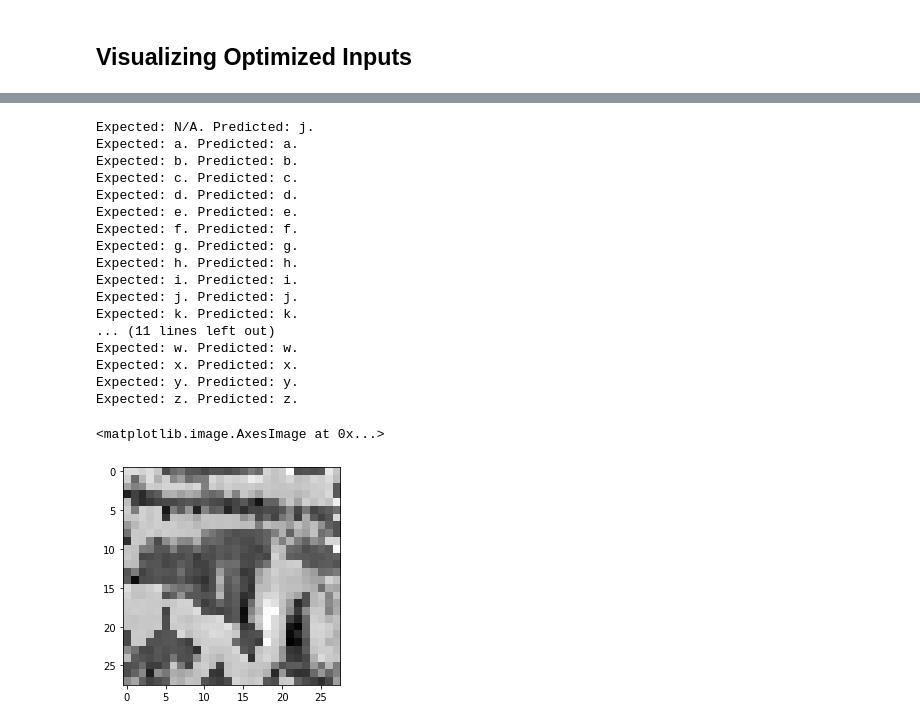
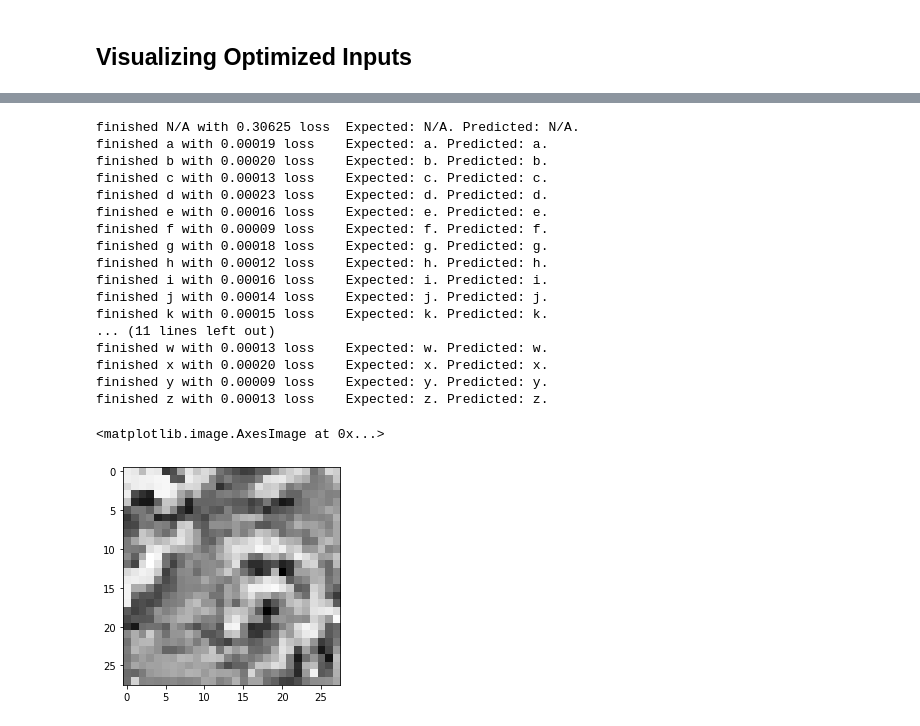
Before and after one commit to msuv08/cnn-handwritten-letter-recognition, a Jupyter notebook: letter_recognition.ipynb, the cells around one changed output, grey strips where cells are left out. Drawn from its saved outputs; the diff is of its cells as text; code cells hidden in the pictures.

```diff
--- a/letter_recognition.ipynb
+++ b/letter_recognition.ipynb
@@ -241,2 +245,0 @@ def test_network(model, test_loader):
-# %%
-train_network(model, train_loader, val_loader, criterion, optimizer, nepoch=10)
@@ -276,0 +357,21 @@ Test accuracy: 89.530
+# %%
+class modelCA(nn.Module):
+    def __init__(self, classes):
+        super().__init__()
+        self.classes = classes
+        self.layers = nn.Sequential(
+            nn.Conv2d(in_channels=1, out_channels=8, kernel_size=(5,5), stride=1),
+            nn.AvgPool2d(kernel_size=(2,2), stride=2),
+            nn.ReLU(),
+            nn.Flatten(),
+            nn.Linear(1152, len(self.classes))
+        )
+
+
+    def forward(self, x):
+        return self.layers(x)
+# %%
+model3 = modelCA(classes)
+criterion = nn.CrossEntropyLoss()
+optimizer = torch.optim.Adam(model3.parameters(), lr=.001)
+train_network(model3, train_loader, val_loader, criterion, optimizer, nepoch=10)
@@ -328,41 +446,27 @@ finished z with 0.00088 loss
 # %%
-for i in range(len(model.classes)):
-    letter = model.classes[i]
-    tensor = torch.Tensor(optimized_inputs[i].reshape(1, 1, 28, 28))
-    output = model(tensor)
-    prob = output.squeeze().detach().numpy()
-    pred = model.classes[torch.argmax(output, dim=1)]
-    print(f"Expected: {letter}. Predicted: {pred}.")
-
-#     plt.figure()
-#     plt.bar(range(len(model.classes)), np.exp(prob) / np.exp(prob).sum())
-#     plt.xticks(range(len(model.classes)), model.classes)
+optimized_inputs = get_optimized_inputs(model2, nepochs=1000)
 # %% [output]
-Expected: N/A. Predicted: j.
-Expected: a. Predicted: a.
-Expected: b. Predicted: b.
-Expected: c. Predicted: c.
-Expected: d. Predicted: d.
-Expected: e. Predicted: e.
-Expected: f. Predicted: f.
-Expected: g. Predicted: g.
-Expected: h. Predicted: h.
-Expected: i. Predicted: i.
-Expected: j. Predicted: j.
-Expected: k. Predicted: k.
+finished N/A with 0.30625 loss  Expected: N/A. Predicted: N/A.
+finished a with 0.00019 loss    Expected: a. Predicted: a.
+finished b with 0.00020 loss    Expected: b. Predicted: b.
+finished c with 0.00013 loss    Expected: c. Predicted: c.
+finished d with 0.00023 loss    Expected: d. Predicted: d.
+finished e with 0.00016 loss    Expected: e. Predicted: e.
+finished f with 0.00009 loss    Expected: f. Predicted: f.
+finished g with 0.00018 loss    Expected: g. Predicted: g.
+finished h with 0.00012 loss    Expected: h. Predicted: h.
+finished i with 0.00016 loss    Expected: i. Predicted: i.
+finished j with 0.00014 loss    Expected: j. Predicted: j.
+finished k with 0.00015 loss    Expected: k. Predicted: k.
 ... (11 lines left out)
-Expected: w. Predicted: w.
-Expected: x. Predicted: x.
-Expected: y. Predicted: y.
-Expected: z. Predicted: z.
+finished w with 0.00013 loss    Expected: w. Predicted: w.
+finished x with 0.00020 loss    Expected: x. Predicted: x.
+finished y with 0.00009 loss    Expected: y. Predicted: y.
+finished z with 0.00013 loss    Expected: z. Predicted: z.
 # %%
-letter = 'j'
-letter_visualized = optimized_inputs[model.classes.index(letter)].T
+letter = 'b'
+letter_visualized = optimized_inputs[letter].T
 plt.imshow(letter_visualized, cmap='Greys_r')
-# letter_visualized = letter_visualized.flatten()
-# for i in range(28*28):
-#     letter_visualized[i] = 0 if letter_visualized[i] < 0 else 1
-# plt.imshow(letter_visualized.reshape((28,28)), cmap='Greys_r')
 # %% [output]
 <matplotlib.image.AxesImage at 0x...>
-[figure, old version]
+[figure, new version]
```
Also changed, not shown: parts of 39 cells of this notebook, 1 other file.
